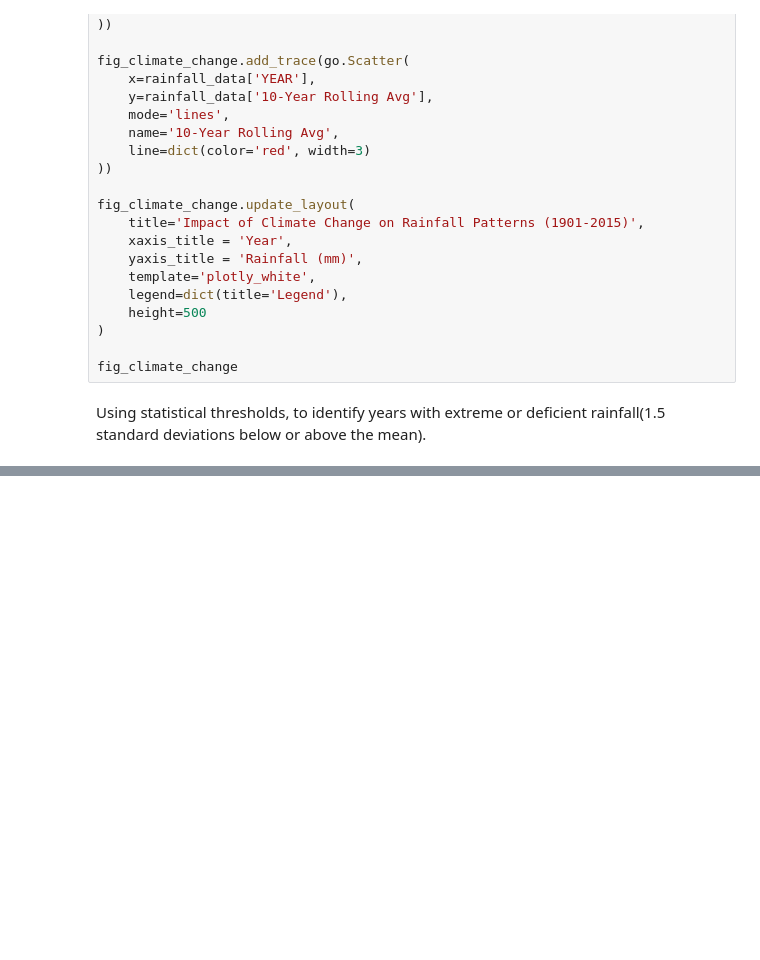
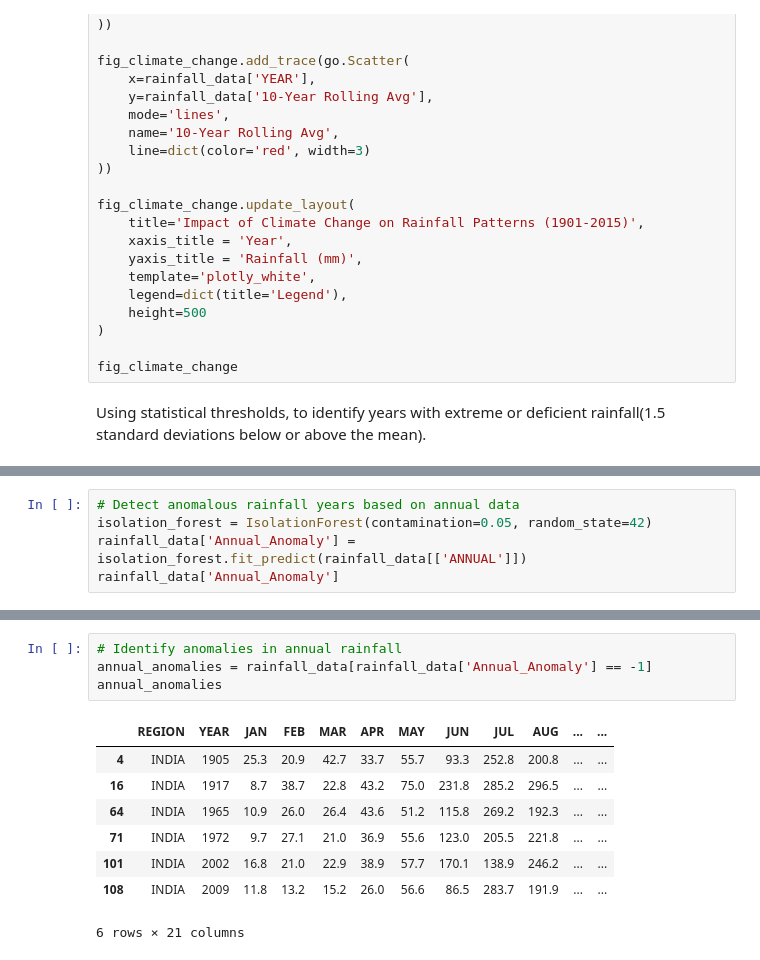
Before and after one commit to Anthonny20/AI-PROJECTS, a Jupyter notebook: Rainfall_trends_in_India/rainfall_trends.ipynb, the cells around one changed output, grey strips where cells are left out. Cells and saved outputs as stored; diff of their text form; blank space fills up the shorter version.

Commit message:
Complete Analysis of Rainfall Trends in India

```diff
--- a/Rainfall_trends_in_India/rainfall_trends.ipynb
+++ b/Rainfall_trends_in_India/rainfall_trends.ipynb
@@ -183,0 +232,5 @@ mean_rainfall = rainfall_data['ANNUAL'].mean()
+# %%
+# Detect anomalous rainfall years based on annual data
+isolation_forest = IsolationForest(contamination=0.05, random_state=42)
+rainfall_data['Annual_Anomaly'] = isolation_forest.fit_predict(rainfall_data[['ANNUAL']])
+rainfall_data['Annual_Anomaly']
@@ -183,0 +250,13 @@ mean_rainfall = rainfall_data['ANNUAL'].mean()
+# %%
+# Identify anomalies in annual rainfall
+annual_anomalies = rainfall_data[rainfall_data['Annual_Anomaly'] == -1]
+annual_anomalies
+# %% [output]
+|  | REGION | YEAR | JAN | FEB | MAR | APR | MAY | JUN | JUL | AUG | ... | ... |
+| 4 | INDIA | 1905 | 25.3 | 20.9 | 42.7 | 33.7 | 55.7 | 93.3 | 252.8 | 200.8 | ... | ... |
+| 16 | INDIA | 1917 | 8.7 | 38.7 | 22.8 | 43.2 | 75.0 | 231.8 | 285.2 | 296.5 | ... | ... |
+| 64 | INDIA | 1965 | 10.9 | 26.0 | 26.4 | 43.6 | 51.2 | 115.8 | 269.2 | 192.3 | ... | ... |
+| 71 | INDIA | 1972 | 9.7 | 27.1 | 21.0 | 36.9 | 55.6 | 123.0 | 205.5 | 221.8 | ... | ... |
+| 101 | INDIA | 2002 | 16.8 | 21.0 | 22.9 | 38.9 | 57.7 | 170.1 | 138.9 | 246.2 | ... | ... |
+| 108 | INDIA | 2009 | 11.8 | 13.2 | 15.2 | 26.0 | 56.6 | 86.5 | 283.7 | 191.9 | ... | ... |
+6 rows × 21 columns
```
Also changed, not shown: parts of 32 cells of this notebook.
